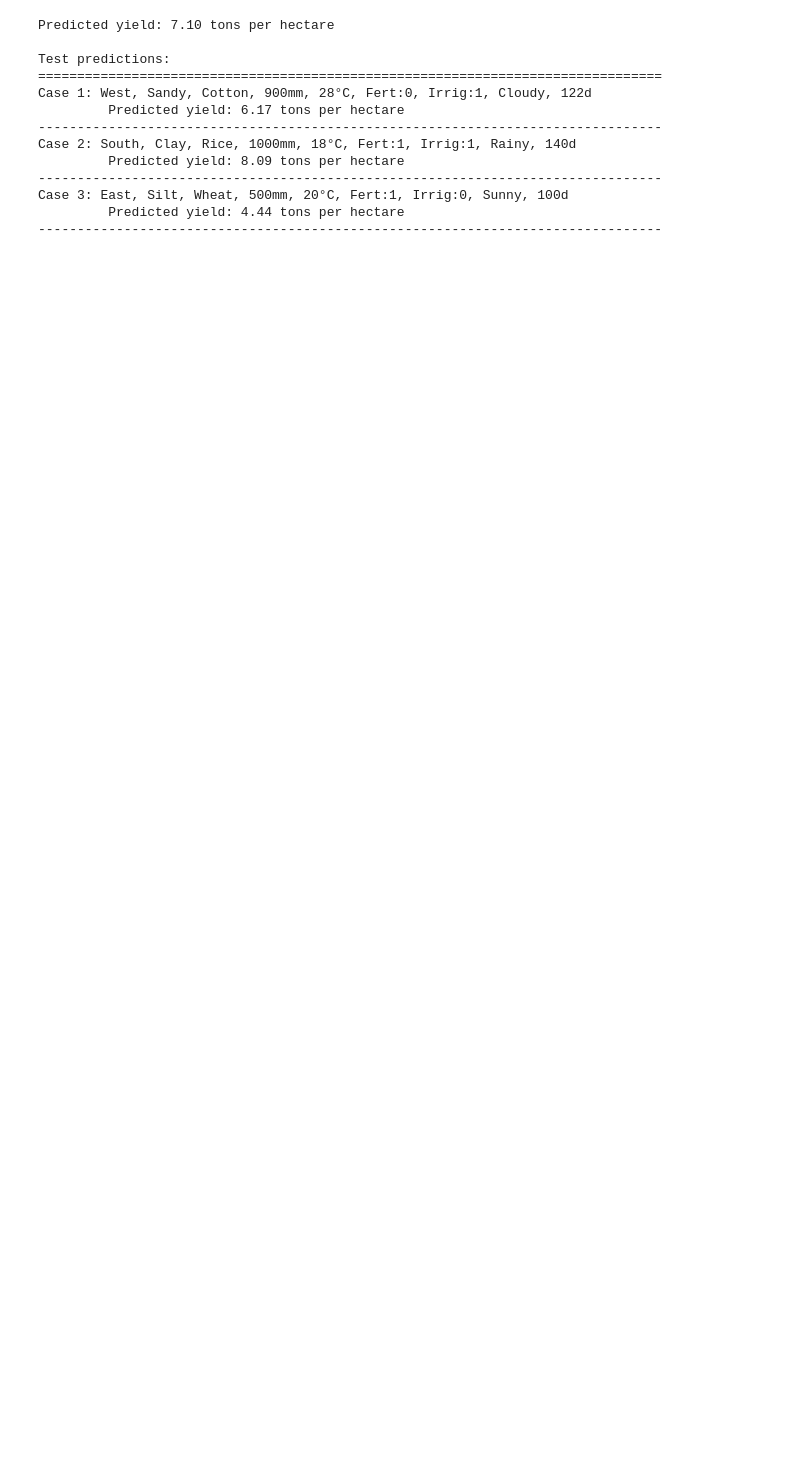
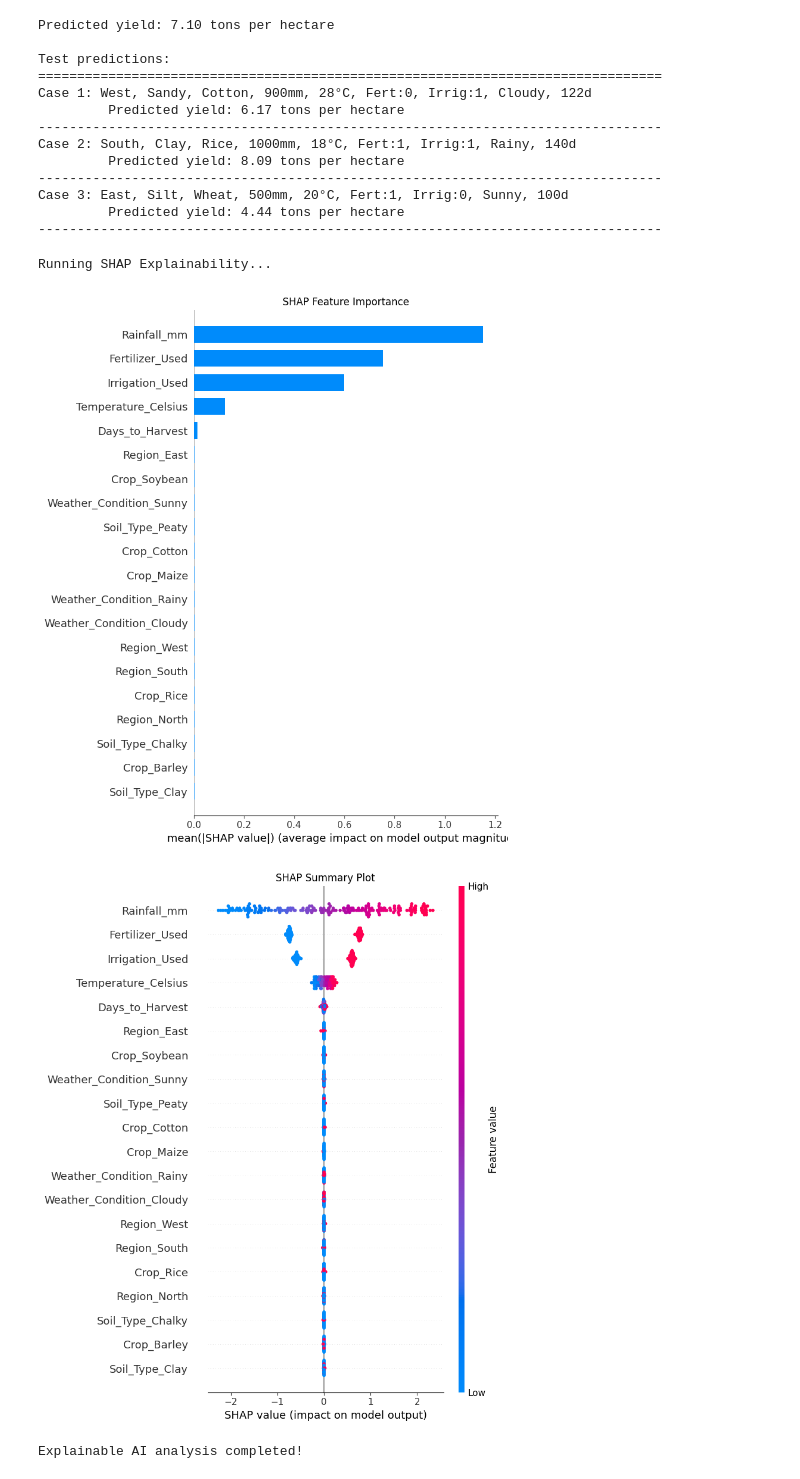
Before and after one commit to sriharini-06/Crop-Yield-Prediction, a Jupyter notebook: ML.ipynb, the cells around one changed output. Saved outputs shown, nothing was run; the diff lists cells and outputs as text; code cells hidden in the pictures; blank space fills up the shorter version.

```diff
--- a/ML.ipynb
+++ b/ML.ipynb
@@ -563,3 +570,38 @@ Case 2: South, Clay, Rice, 1000mm, 18°C, Fert:1, Irrig:1, Rainy, 140d
 Case 3: East, Silt, Wheat, 500mm, 20°C, Fert:1, Irrig:0, Sunny, 100d
          Predicted yield: 4.44 tons per hectare
 --------------------------------------------------------------------------------
+# %%
+import shap
+import matplotlib.pyplot as plt
+
+print("\nRunning SHAP Explainability...")
+
+# Take a small sample from the dataset for speed
+X_sample = X_scaled.sample(200, random_state=42)
+
+# Create SHAP explainer
+explainer = shap.TreeExplainer(best_rf_model)
+
+# Compute SHAP values
+shap_values = explainer.shap_values(X_sample)
+
+# Global feature importance
+plt.figure(figsize=(12,8))
+shap.summary_plot(shap_values, X_sample, plot_type="bar", show=False)
+plt.title("SHAP Feature Importance")
+plt.tight_layout()
+plt.show()
+
+# Detailed explanation plot
+plt.figure(figsize=(12,8))
+shap.summary_plot(shap_values, X_sample, show=False)
+plt.title("SHAP Summary Plot")
+plt.tight_layout()
+plt.show()
+
+print("Explainable AI analysis completed!")
+# %% [output]
+Running SHAP Explainability...
+[figure, added]
+[figure, added]
+Explainable AI analysis completed!
```
Also changed, not shown: parts of 1 cell of this notebook.
